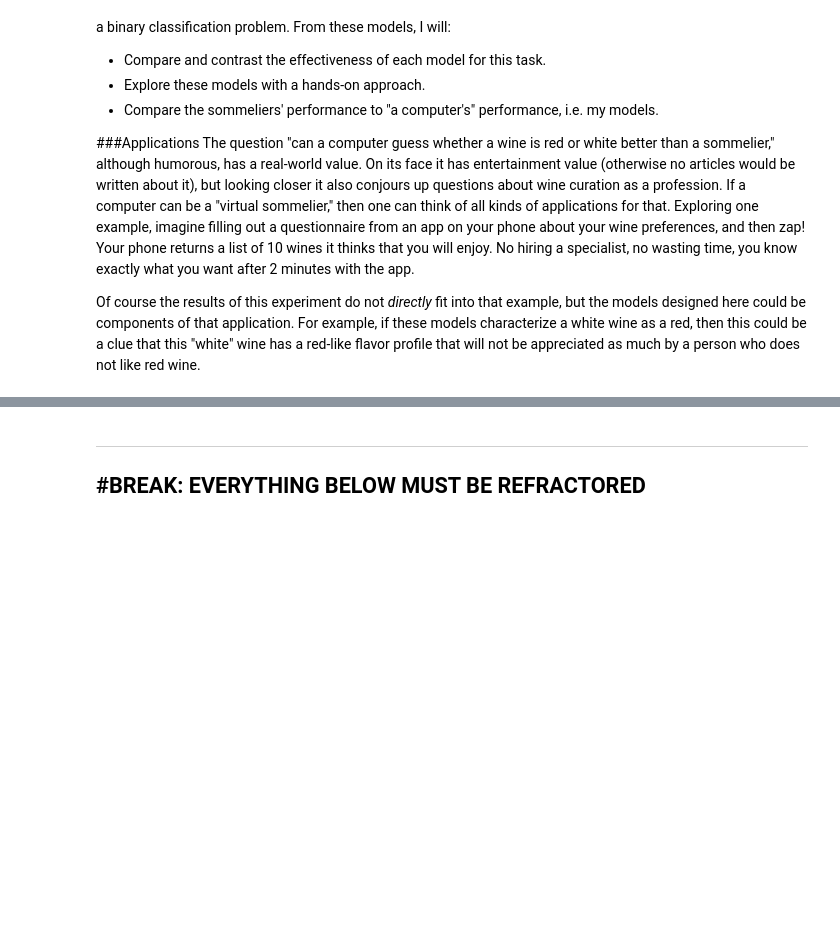
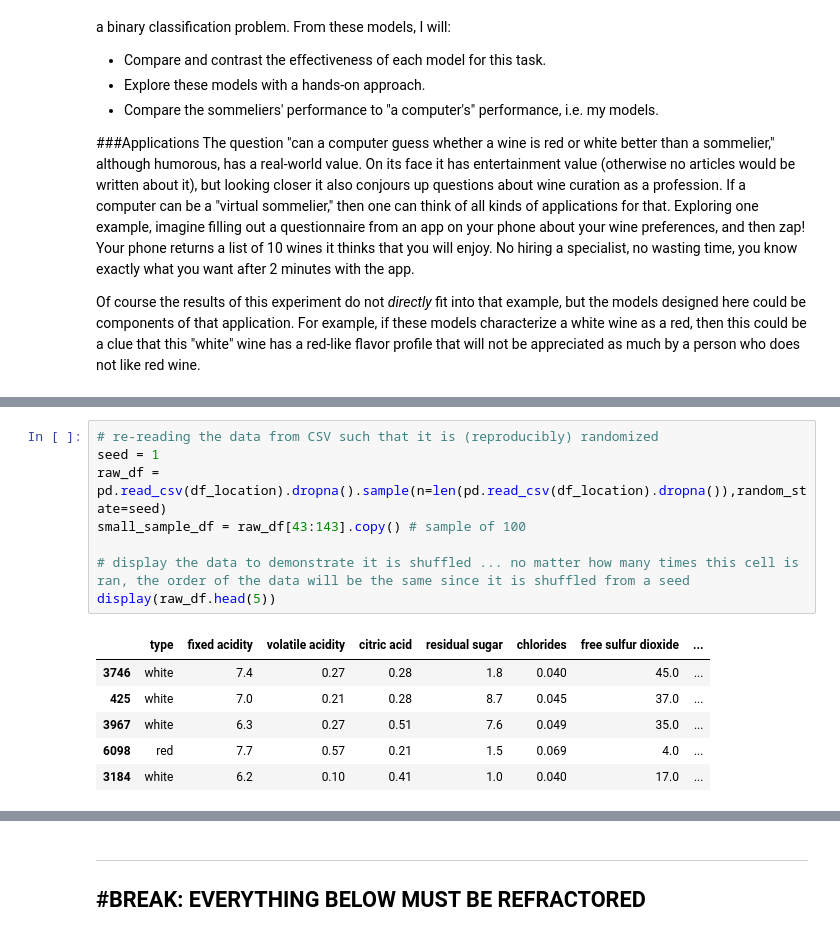
Before and after one commit to journalWheat/CSI4106-Project1, a Jupyter notebook: CSI4106_Project1_JaredWagner_GeneralForm.ipynb, the cells around one changed output, grey strips where cells are left out. Saved outputs shown, nothing was run; the diff lists cells and outputs as text; blank space fills up the shorter version.

```diff
--- a/CSI4106_Project1_JaredWagner_GeneralForm.ipynb
+++ b/CSI4106_Project1_JaredWagner_GeneralForm.ipynb
@@ -55,0 +152,15 @@ In this section, the wine dataset is loaded
+# %%
+# re-reading the data from CSV such that it is (reproducibly) randomized
+seed = 1
+raw_df = pd.read_csv(df_location).dropna().sample(n=len(pd.read_csv(df_location).dropna()),random_state=seed)
+small_sample_df = raw_df[43:143].copy() # sample of 100
+
+# display the data to demonstrate it is shuffled ... no matter how many times this cell is ran, the order of the data will be the same since it is shuffled from a seed
+display(raw_df.head(5))
+# %% [output]
+|  | type | fixed acidity | volatile acidity | citric acid | residual sugar | chlorides | free sulfur dioxide | ... |
+| 3746 | white | 7.4 | 0.27 | 0.28 | 1.8 | 0.040 | 45.0 | ... |
+| 425 | white | 7.0 | 0.21 | 0.28 | 8.7 | 0.045 | 37.0 | ... |
+| 3967 | white | 6.3 | 0.27 | 0.51 | 7.6 | 0.049 | 35.0 | ... |
+| 6098 | red | 7.7 | 0.57 | 0.21 | 1.5 | 0.069 | 4.0 | ... |
+| 3184 | white | 6.2 | 0.10 | 0.41 | 1.0 | 0.040 | 17.0 | ... |
```
Also changed, not shown: parts of 11 cells of this notebook.
